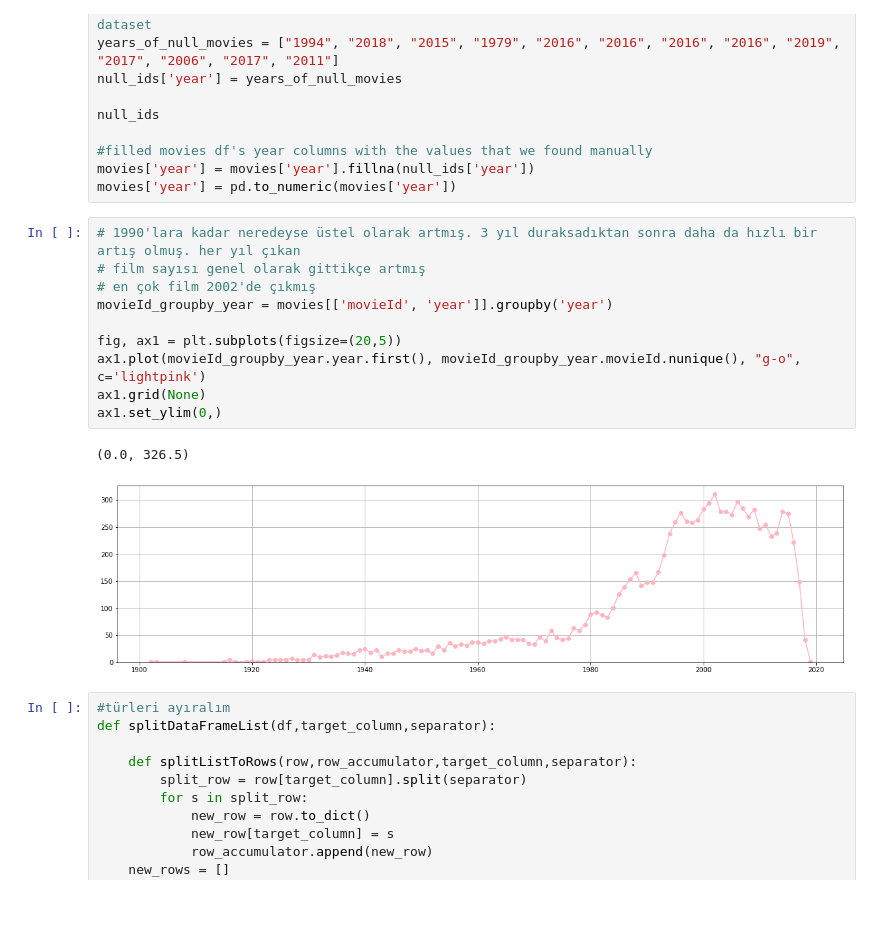
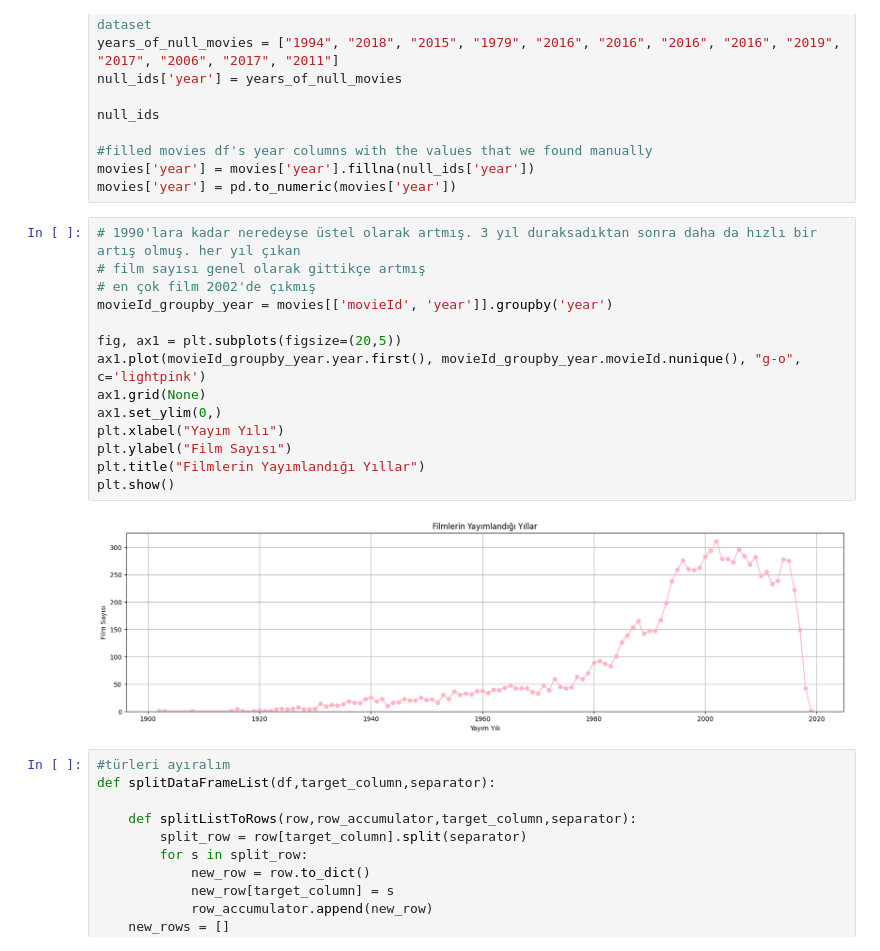
Before and after one commit to sewarslan/final_project, a Jupyter notebook: movie_recommender/eda.ipynb, the cells around one changed output. Saved outputs shown, nothing was run; the diff lists cells and outputs as text; blank space fills up the shorter version.

Commit message:
EDA plot isimleri ve labelları düzenlendi

```diff
--- a/movie_recommender/eda.ipynb
+++ b/movie_recommender/eda.ipynb
@@ -38,16 +38,19 @@ movies['year'] = pd.to_numeric(movies['year'])
 # %%
 # 1990'lara kadar neredeyse üstel olarak artmış. 3 yıl duraksadıktan sonra daha da hızlı bir artış olmuş. her yıl çıkan
 # film sayısı genel olarak gittikçe artmış
 # en çok film 2002'de çıkmış
 movieId_groupby_year = movies[['movieId', 'year']].groupby('year')
 
 fig, ax1 = plt.subplots(figsize=(20,5))
 ax1.plot(movieId_groupby_year.year.first(), movieId_groupby_year.movieId.nunique(), "g-o", c='lightpink')
 ax1.grid(None)
 ax1.set_ylim(0,)
+plt.xlabel("Yayım Yılı")
+plt.ylabel("Film Sayısı")
+plt.title("Filmlerin Yayımlandığı Yıllar")
+plt.show()
 # %% [output]
-(0.0, 326.5)
-[figure, old version]
+[figure, new version]
 # %%
 #türleri ayıralım
 def splitDataFrameList(df,target_column,separator):
```
Also changed, not shown: parts of 8 cells of this notebook.
